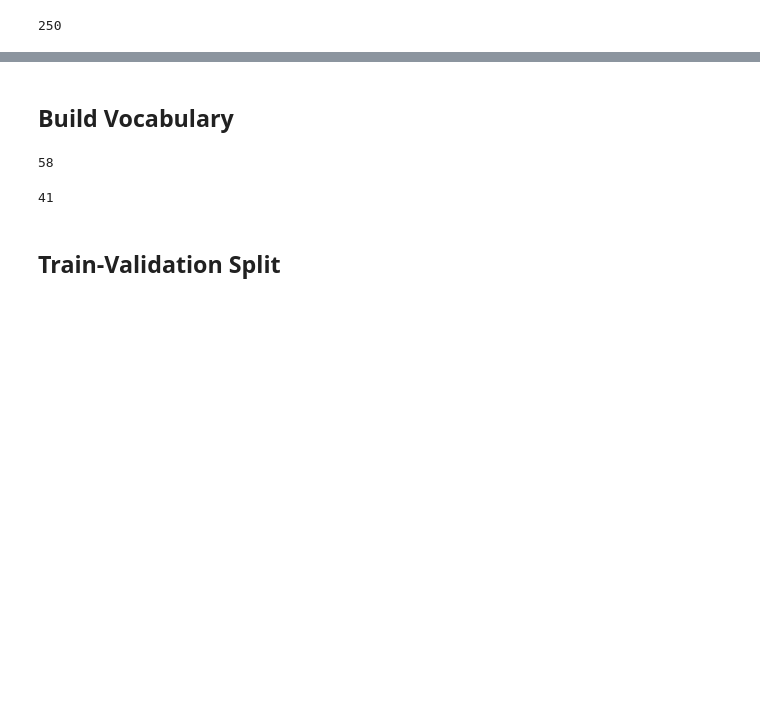
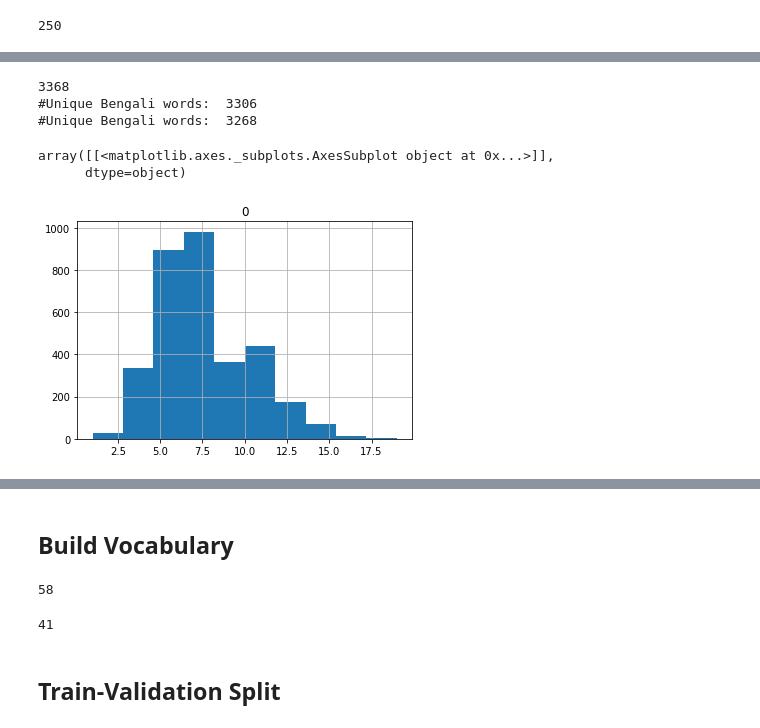
Before and after one commit to Bangla-NLP/BLUE-Benchmark, a Jupyter notebook: src/transliteration/Translitertation.ipynb, the cells around one changed output, grey strips where cells are left out. Cells and saved outputs as stored; diff of their text form; code cells hidden in the pictures; blank space fills up the shorter version.

```diff
--- a/src/transliteration/Translitertation.ipynb
+++ b/src/transliteration/Translitertation.ipynb
@@ -15,0 +31,30 @@ print(len(data))
+# %%
+bengali_len_list = []
+english_len_list = []
+for line in data:
+    jdata = json.loads(line)
+    for word in jdata['words']:
+        normalized_word = word['en'].strip()
+        bengali_len_list.append(word['bn'])
+        english_len_list.append(normalized_word)
+print(len(bengali_len_list))
+bengali_len_list = list(set(bengali_len_list))
+english_len_list = list(set(english_len_list))
+bengali_len_list = [len(word) for word in bengali_len_list]
+english_len_list = [len(word) for word in english_len_list]
+print('#Unique Bengali words: ',len(bengali_len_list))
+print('#Unique Bengali words: ',len(english_len_list))
+# %% [output]
+3368
+#Unique Bengali words:  3306
+#Unique Bengali words:  3268
+# %%
+import pandas as pd
+
+#Length distribution of bengali words
+df = pd.DataFrame(bengali_len_list)
+df.hist()
+# %% [output]
+array([[<matplotlib.axes._subplots.AxesSubplot object at 0x...>]],
+      dtype=object)
+[figure, added]
```
Also changed, not shown: parts of 19 cells of this notebook.
